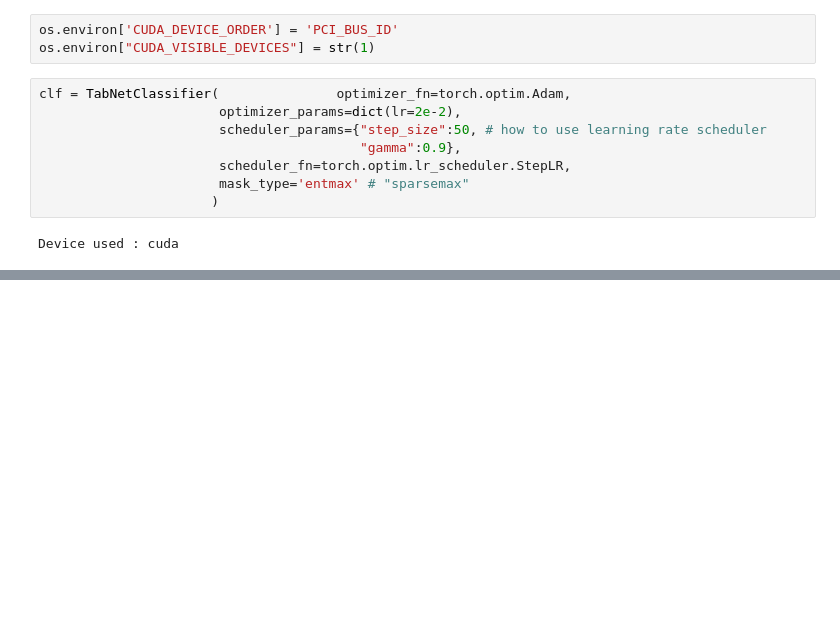
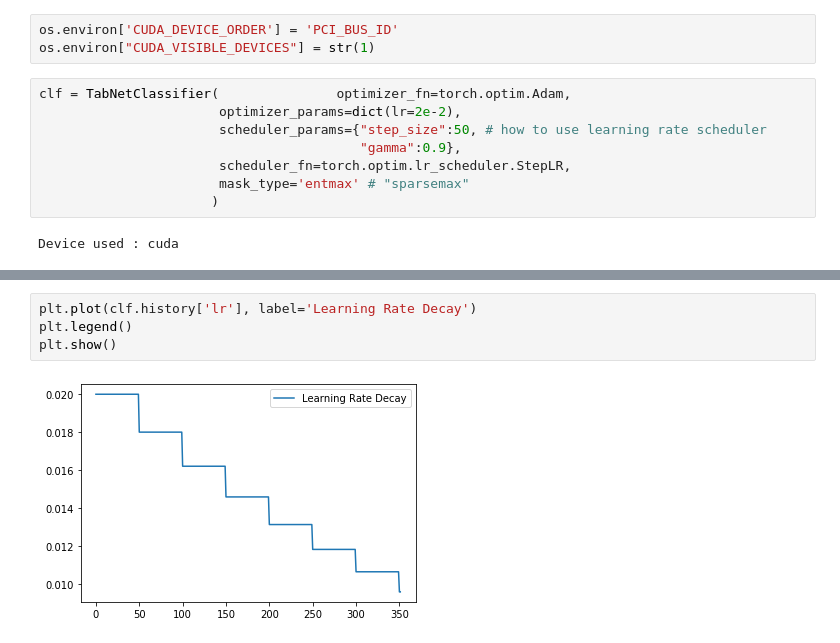
Before and after one commit to rmozart/North-Sea-Electrofacies-Clustering, a Jupyter notebook: Scripts/tabnet_experiments_reduced.ipynb, the cells around one changed output, grey strips where cells are left out. Drawn from its saved outputs; the diff is of its cells as text; blank space fills up the shorter version.

```diff
--- a/Scripts/tabnet_experiments_reduced.ipynb
+++ b/Scripts/tabnet_experiments_reduced.ipynb
@@ -78,0 +110,6 @@ clf.fit(
+# %%
+plt.plot(clf.history['lr'], label='Learning Rate Decay')
+plt.legend()
+plt.show()
+# %% [output]
+[figure, added]
```
Also changed, not shown: parts of 5 cells of this notebook.
